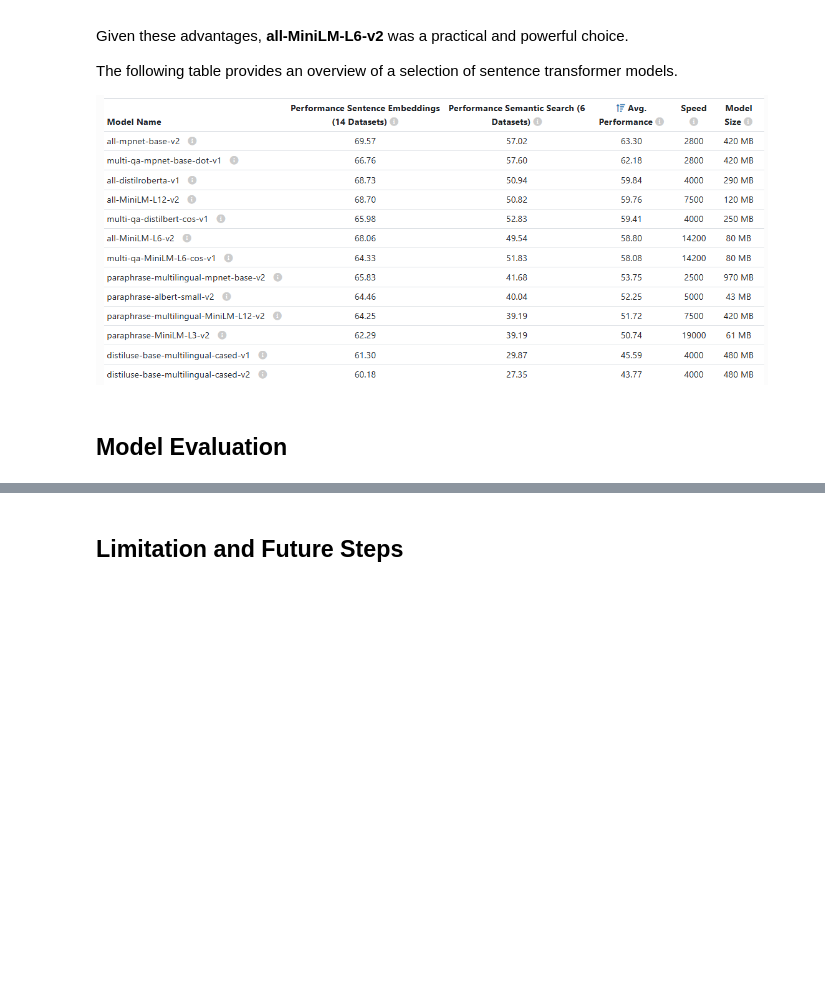
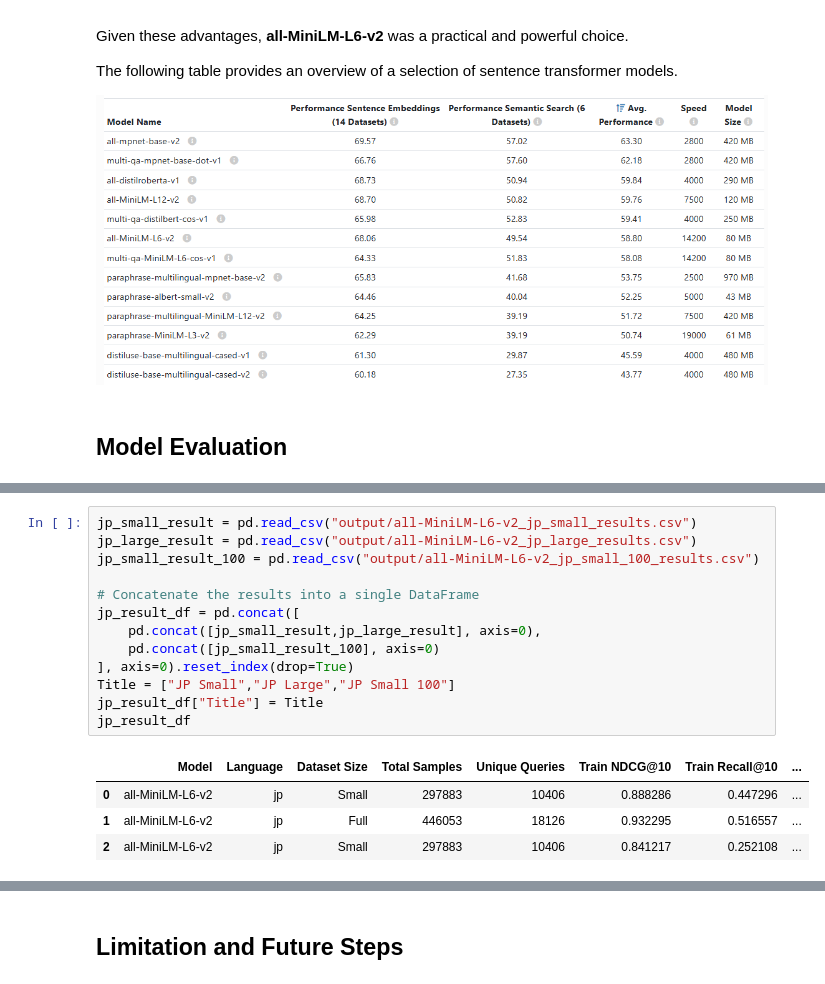
Before and after one commit to wei-wang11/Semantic-Search-Evaluation, a Jupyter notebook: notebooks/report_notebook.ipynb, the cells around one changed output, grey strips where cells are left out. Saved outputs shown, nothing was run; the diff lists cells and outputs as text; blank space fills up the shorter version.

```diff
--- a/notebooks/report_notebook.ipynb
+++ b/notebooks/report_notebook.ipynb
@@ -359,3 +368,21 @@ pd.concat([
 | 3 | all-MiniLM-L6-v2 | all | Full | 2621288 | 130192 | 0.959141 | 0.595357 | ... |
 | 4 | all-MiniLM-L6-v2 | us | Full | 1818825 | 97307 | 0.965228 | 0.617667 | ... |
 | 5 | all-MiniLM-L6-v2 | jp | Full | 446053 | 18126 | 0.932295 | 0.516557 | ... |
+# %%
+jp_small_result = pd.read_csv("output/all-MiniLM-L6-v2_jp_small_results.csv")
+jp_large_result = pd.read_csv("output/all-MiniLM-L6-v2_jp_large_results.csv")
+jp_small_result_100 = pd.read_csv("output/all-MiniLM-L6-v2_jp_small_100_results.csv")
+
+# Concatenate the results into a single DataFrame
+jp_result_df = pd.concat([
+    pd.concat([jp_small_result,jp_large_result], axis=0),
+    pd.concat([jp_small_result_100], axis=0)
+], axis=0).reset_index(drop=True)
+Title = ["JP Small","JP Large","JP Small 100"]
+jp_result_df["Title"] = Title
+jp_result_df
+# %% [output]
+|  | Model | Language | Dataset Size | Total Samples | Unique Queries | Train NDCG@10 | Train Recall@10 | ... |
+| 0 | all-MiniLM-L6-v2 | jp | Small | 297883 | 10406 | 0.888286 | 0.447296 | ... |
+| 1 | all-MiniLM-L6-v2 | jp | Full | 446053 | 18126 | 0.932295 | 0.516557 | ... |
+| 2 | all-MiniLM-L6-v2 | jp | Small | 297883 | 10406 | 0.841217 | 0.252108 | ... |
```
Also changed, not shown: parts of 10 cells of this notebook, 6 other files.
